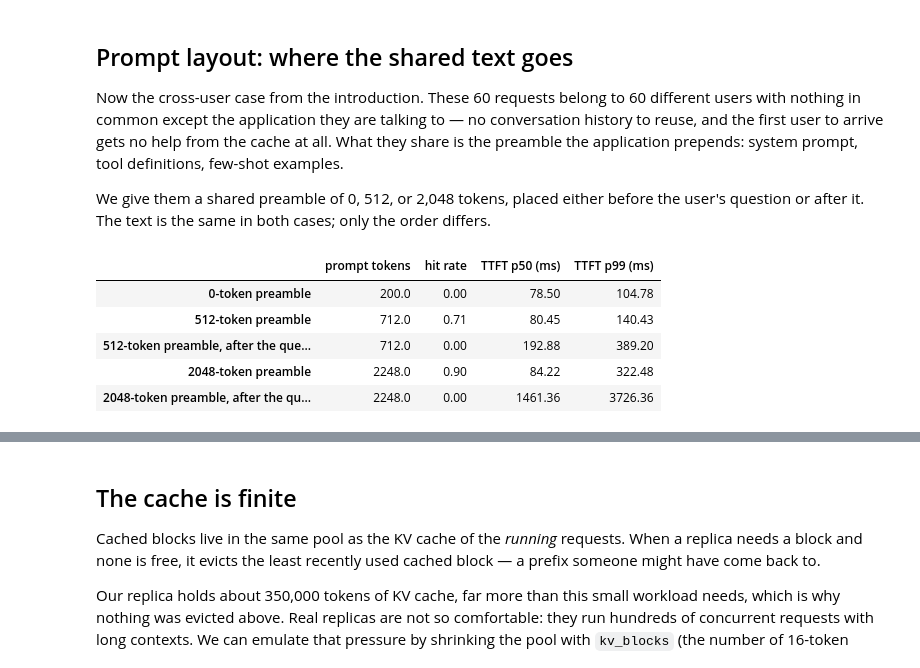
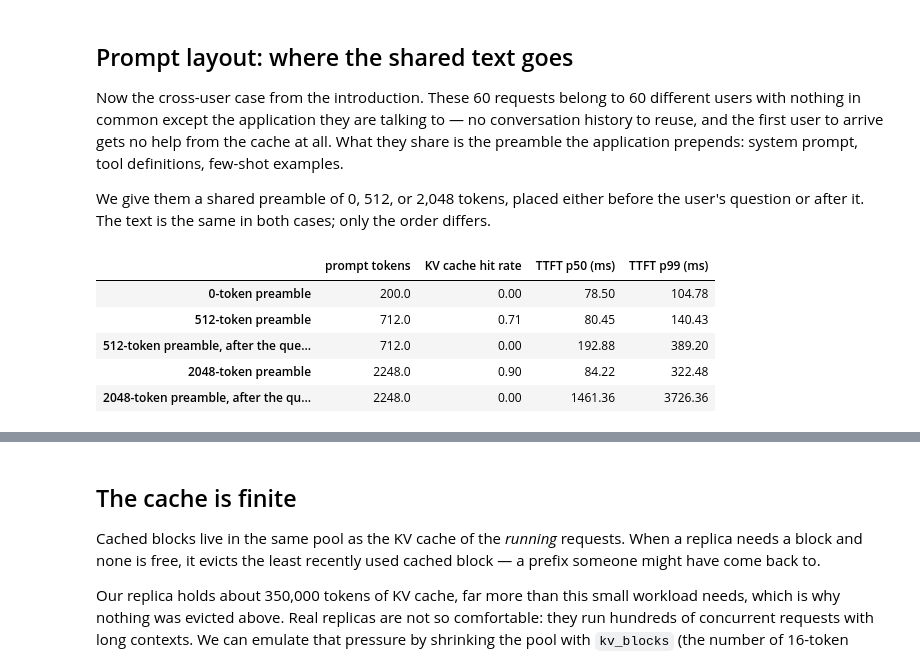
Before and after one commit to kwmaeng91/studying-llm-systems-without-gpus, a Jupyter notebook: docs/lectures/05-prefix-caching.ipynb, the cells around one changed output, grey strips where cells are left out. Saved outputs shown, nothing was run; the diff lists cells and outputs as text; code cells hidden in the pictures.

```diff
--- a/docs/lectures/05-prefix-caching.ipynb
+++ b/docs/lectures/05-prefix-caching.ipynb
@@ -292,19 +415,19 @@ order differs.
 # %%
 layout = {}
 for preamble in (0, 512, 2048):
     for first in (True, False):
         if preamble == 0 and not first:
             continue
         tr, df = chat_trace(n_sessions=60, n_turns=1, question=200, answer=100,
                             preamble=preamble, preamble_first=first)
         r = run(tr, df, qps=2.0, prefix_caching=True)
         label = f"{preamble}-token preamble" + ("" if first else ", after the question")
         layout[label] = {"prompt tokens": int(r.requests["request_num_prefill_tokens"].mean()),
-                         "hit rate": r.cache_hit_rate,
+                         "KV cache hit rate": r.cache_hit_rate,
                          **r.summary()[["TTFT p50 (ms)", "TTFT p99 (ms)"]]}
 pd.DataFrame(layout).T.round(2)
 # %% [output]
-|  | prompt tokens | hit rate | TTFT p50 (ms) | TTFT p99 (ms) |
+|  | prompt tokens | KV cache hit rate | TTFT p50 (ms) | TTFT p99 (ms) |
 | 0-token preamble | 200.0 | 0.00 | 78.50 | 104.78 |
 | 512-token preamble | 712.0 | 0.71 | 80.45 | 140.43 |
 | 512-token preamble, after the que... | 712.0 | 0.00 | 192.88 | 389.20 |
```
Also changed, not shown: parts of 19 cells of this notebook, 8 other files.
